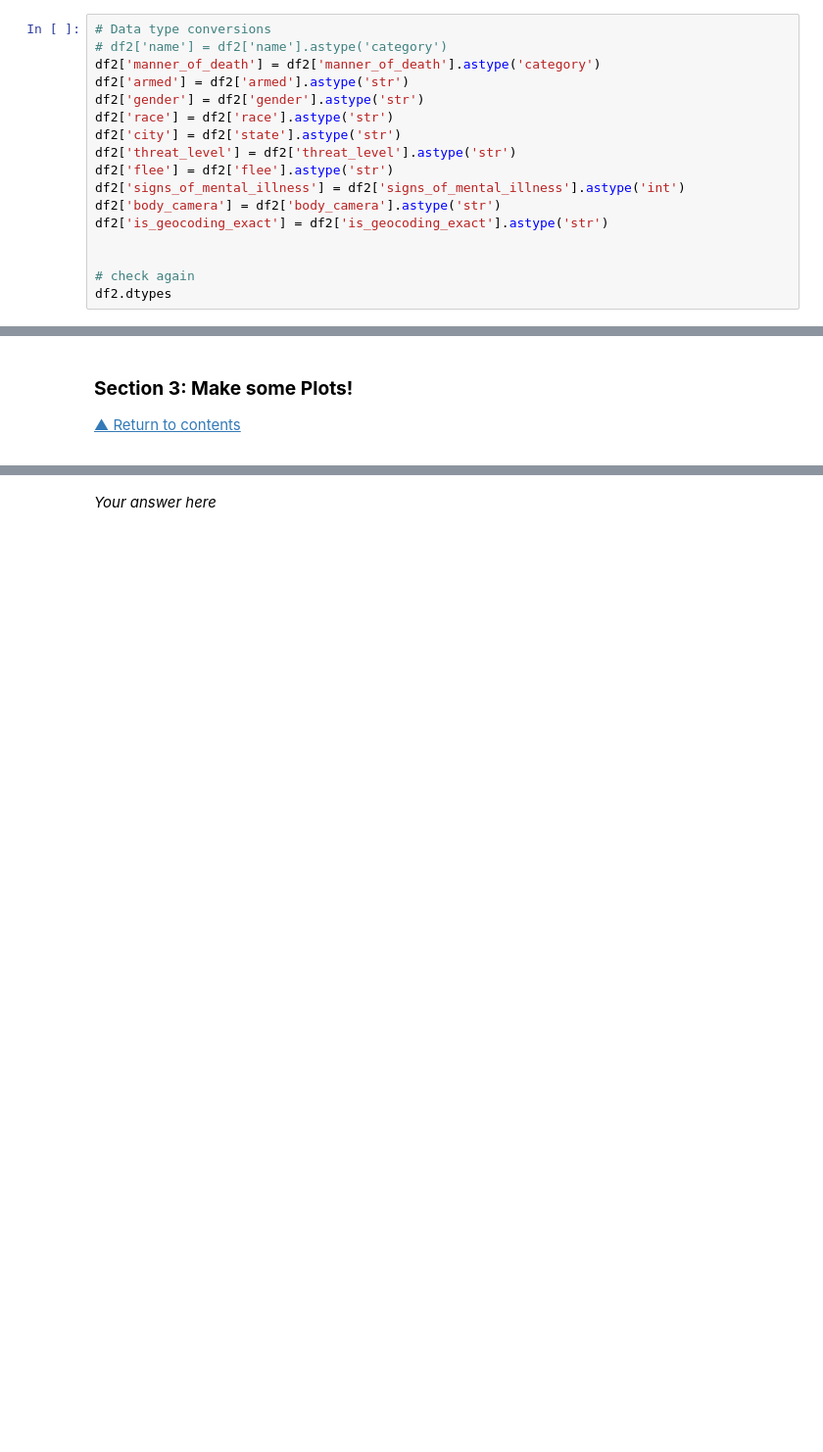
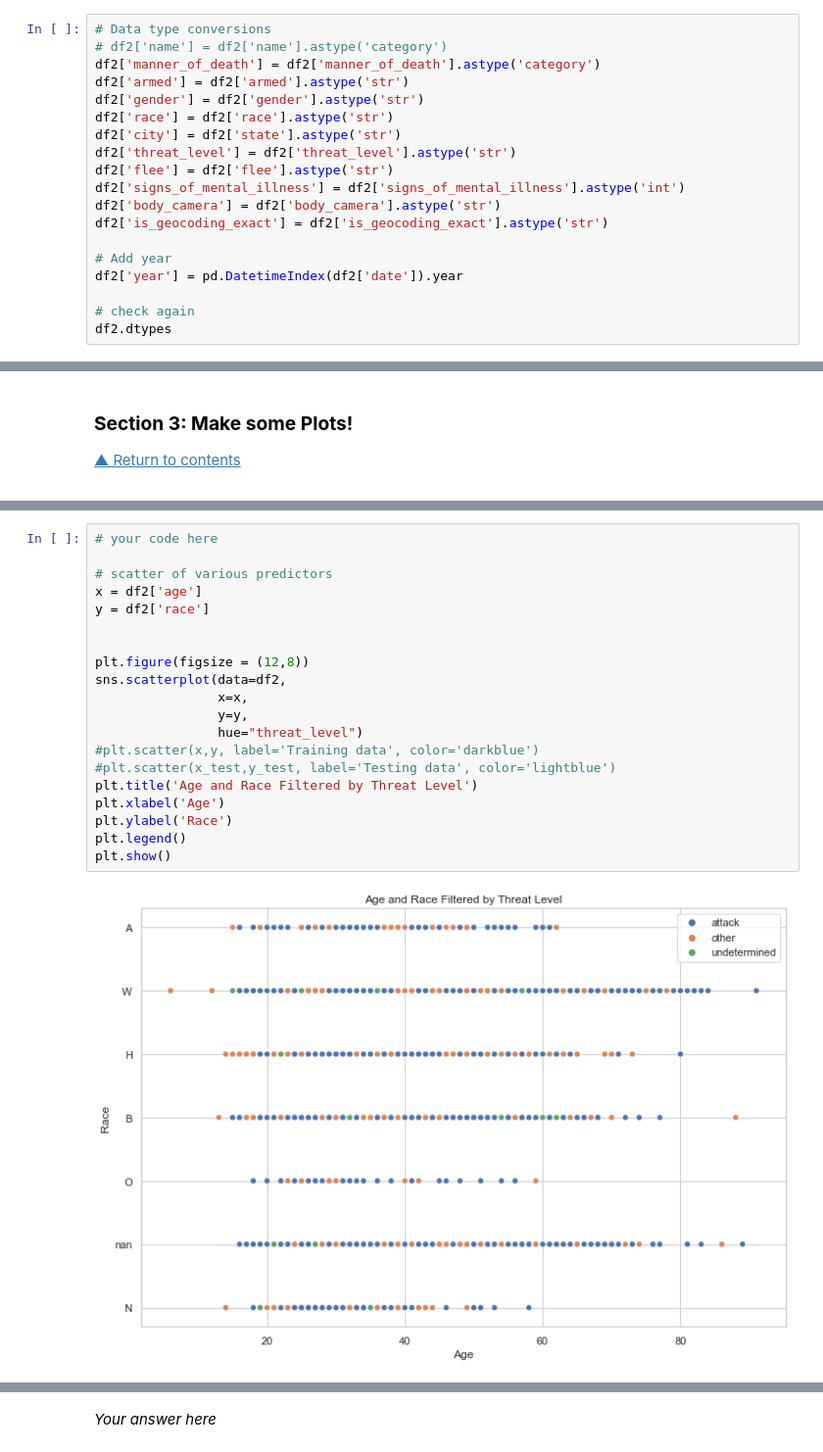
Before and after one commit to 10686142/CS109A-Project-Police-Violence-in-the-US, a Jupyter notebook: EDA/final_EDA_MRP.ipynb, the cells around one changed output, grey strips where cells are left out. Shown at 98% size. Saved outputs shown, nothing was run; the diff lists cells and outputs as text; blank space fills up the shorter version.

Commit message:
Added a few plots

```diff
--- a/EDA/final_EDA_MRP.ipynb
+++ b/EDA/final_EDA_MRP.ipynb
@@ -788,6 +788,8 @@ df2['signs_of_mental_illness'] = df2['signs_of_mental_illness'].astype('int')
 df2['body_camera'] = df2['body_camera'].astype('str')
 df2['is_geocoding_exact'] = df2['is_geocoding_exact'].astype('str')
 
+# Add year
+df2['year'] = pd.DatetimeIndex(df2['date']).year
 
 # check again
 df2.dtypes
@@ -1056,0 +1058,22 @@ plt.show()
+# %%
+# your code here
+
+# scatter of various predictors
+x = df2['age']
+y = df2['race']
+
+
+plt.figure(figsize = (12,8))
+sns.scatterplot(data=df2,
+                x=x,
+                y=y,
+                hue="threat_level")
+#plt.scatter(x,y, label='Training data', color='darkblue')
+#plt.scatter(x_test,y_test, label='Testing data', color='lightblue')
+plt.title('Age and Race Filtered by Threat Level')
+plt.xlabel('Age')
+plt.ylabel('Race')
+plt.legend()
+plt.show()
+# %% [output]
+[figure, added]
```
Also changed, not shown: parts of 13 cells of this notebook, 1 other file.
